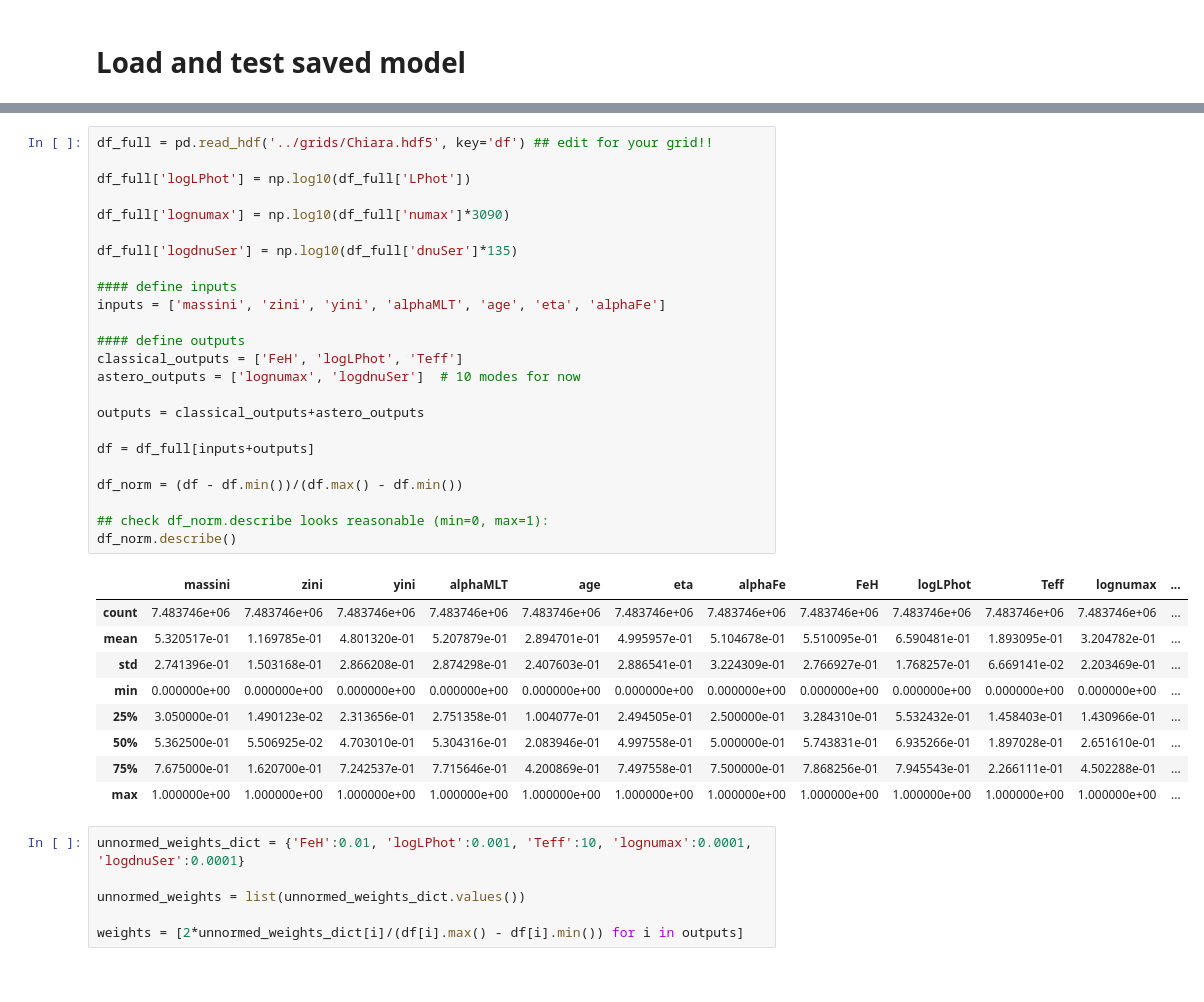
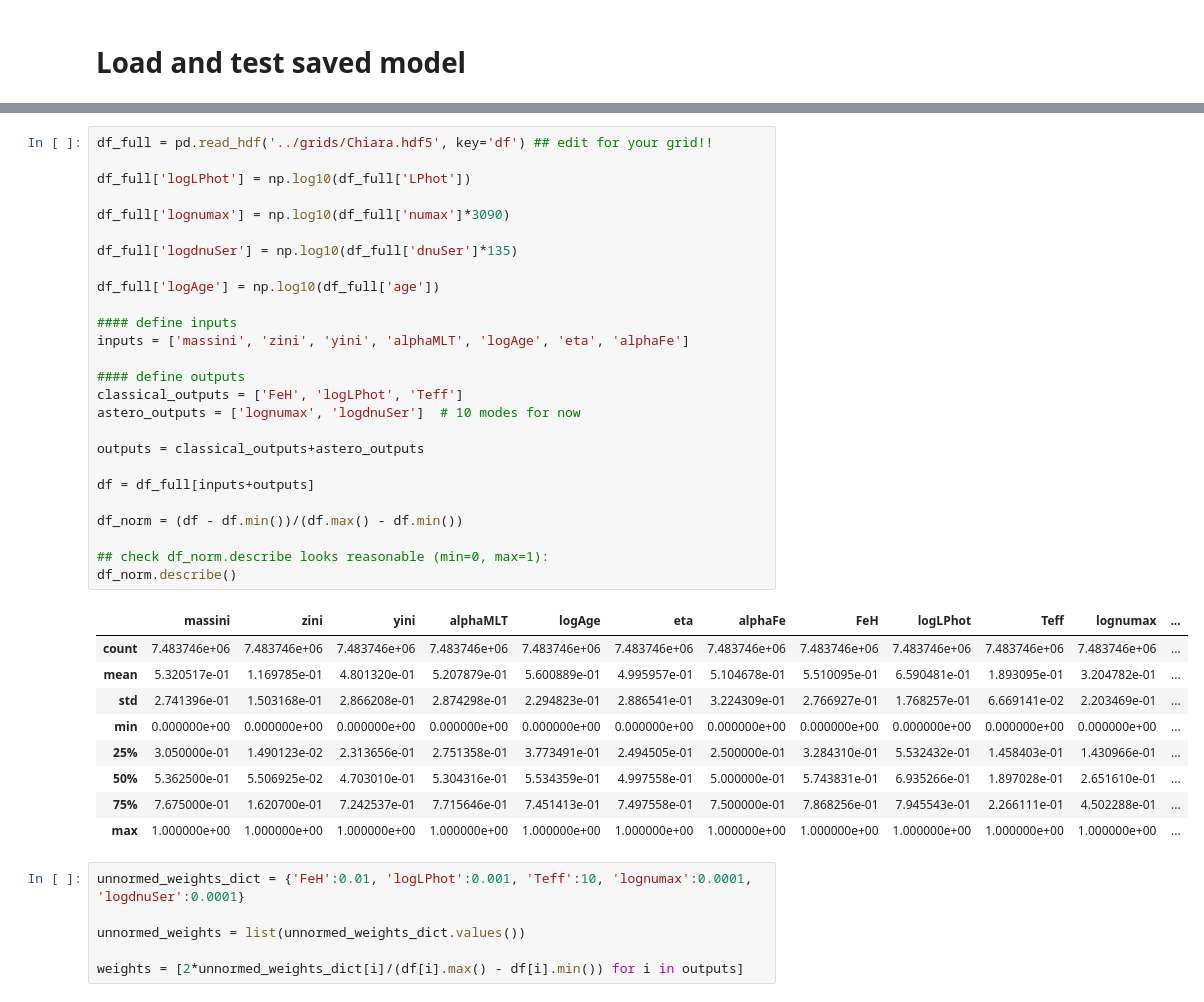
Before and after one commit to ehatt98/M4-hierarchical, a Jupyter notebook: notebooks/load-saved-model-lognumax-logdnu.ipynb, the cells around one changed output, grey strips where cells are left out. Drawn from its saved outputs; the diff is of its cells as text.

```diff
--- a/notebooks/load-saved-model-lognumax-logdnu.ipynb
+++ b/notebooks/load-saved-model-lognumax-logdnu.ipynb
@@ -53,36 +54,38 @@ I0000 00:00:1744108918.202788 3170692 gpu_device.cc:2022] Created device /job:lo
 # %%
 df_full = pd.read_hdf('../grids/Chiara.hdf5', key='df') ## edit for your grid!!
 
 df_full['logLPhot'] = np.log10(df_full['LPhot'])
 
 df_full['lognumax'] = np.log10(df_full['numax']*3090)
 
 df_full['logdnuSer'] = np.log10(df_full['dnuSer']*135)
 
+df_full['logAge'] = np.log10(df_full['age'])
+
 #### define inputs
-inputs = ['massini', 'zini', 'yini', 'alphaMLT', 'age', 'eta', 'alphaFe']
+inputs = ['massini', 'zini', 'yini', 'alphaMLT', 'logAge', 'eta', 'alphaFe']
 
 #### define outputs
 classical_outputs = ['FeH', 'logLPhot', 'Teff']
 astero_outputs = ['lognumax', 'logdnuSer']  # 10 modes for now
 
 outputs = classical_outputs+astero_outputs
 
 df = df_full[inputs+outputs]
 
 df_norm = (df - df.min())/(df.max() - df.min())
 
 ## check df_norm.describe looks reasonable (min=0, max=1):
 df_norm.describe()
 # %% [output]
-|  | massini | zini | yini | alphaMLT | age | eta | alphaFe | FeH | logLPhot | Teff | lognumax | ... |
+|  | massini | zini | yini | alphaMLT | logAge | eta | alphaFe | FeH | logLPhot | Teff | lognumax | ... |
 | count | 7.483746e+06 | 7.483746e+06 | 7.483746e+06 | 7.483746e+06 | 7.483746e+06 | 7.483746e+06 | 7.483746e+06 | 7.483746e+06 | 7.483746e+06 | 7.483746e+06 | 7.483746e+06 | ... |
-| mean | 5.320517e-01 | 1.169785e-01 | 4.801320e-01 | 5.207879e-01 | 2.894701e-01 | 4.995957e-01 | 5.104678e-01 | 5.510095e-01 | 6.590481e-01 | 1.893095e-01 | 3.204782e-01 | ... |
-| std | 2.741396e-01 | 1.503168e-01 | 2.866208e-01 | 2.874298e-01 | 2.407603e-01 | 2.886541e-01 | 3.224309e-01 | 2.766927e-01 | 1.768257e-01 | 6.669141e-02 | 2.203469e-01 | ... |
+| mean | 5.320517e-01 | 1.169785e-01 | 4.801320e-01 | 5.207879e-01 | 5.600889e-01 | 4.995957e-01 | 5.104678e-01 | 5.510095e-01 | 6.590481e-01 | 1.893095e-01 | 3.204782e-01 | ... |
+| std | 2.741396e-01 | 1.503168e-01 | 2.866208e-01 | 2.874298e-01 | 2.294823e-01 | 2.886541e-01 | 3.224309e-01 | 2.766927e-01 | 1.768257e-01 | 6.669141e-02 | 2.203469e-01 | ... |
 | min | 0.000000e+00 | 0.000000e+00 | 0.000000e+00 | 0.000000e+00 | 0.000000e+00 | 0.000000e+00 | 0.000000e+00 | 0.000000e+00 | 0.000000e+00 | 0.000000e+00 | 0.000000e+00 | ... |
-| 25% | 3.050000e-01 | 1.490123e-02 | 2.313656e-01 | 2.751358e-01 | 1.004077e-01 | 2.494505e-01 | 2.500000e-01 | 3.284310e-01 | 5.532432e-01 | 1.458403e-01 | 1.430966e-01 | ... |
-| 50% | 5.362500e-01 | 5.506925e-02 | 4.703010e-01 | 5.304316e-01 | 2.083946e-01 | 4.997558e-01 | 5.000000e-01 | 5.743831e-01 | 6.935266e-01 | 1.897028e-01 | 2.651610e-01 | ... |
-| 75% | 7.675000e-01 | 1.620700e-01 | 7.242537e-01 | 7.715646e-01 | 4.200869e-01 | 7.497558e-01 | 7.500000e-01 | 7.868256e-01 | 7.945543e-01 | 2.266111e-01 | 4.502288e-01 | ... |
+| 25% | 3.050000e-01 | 1.490123e-02 | 2.313656e-01 | 2.751358e-01 | 3.773491e-01 | 2.494505e-01 | 2.500000e-01 | 3.284310e-01 | 5.532432e-01 | 1.458403e-01 | 1.430966e-01 | ... |
+| 50% | 5.362500e-01 | 5.506925e-02 | 4.703010e-01 | 5.304316e-01 | 5.534359e-01 | 4.997558e-01 | 5.000000e-01 | 5.743831e-01 | 6.935266e-01 | 1.897028e-01 | 2.651610e-01 | ... |
+| 75% | 7.675000e-01 | 1.620700e-01 | 7.242537e-01 | 7.715646e-01 | 7.451413e-01 | 7.497558e-01 | 7.500000e-01 | 7.868256e-01 | 7.945543e-01 | 2.266111e-01 | 4.502288e-01 | ... |
 | max | 1.000000e+00 | 1.000000e+00 | 1.000000e+00 | 1.000000e+00 | 1.000000e+00 | 1.000000e+00 | 1.000000e+00 | 1.000000e+00 | 1.000000e+00 | 1.000000e+00 | 1.000000e+00 | ... |
 # %%
 unnormed_weights_dict = {'FeH':0.01, 'logLPhot':0.001, 'Teff':10, 'lognumax':0.0001, 'logdnuSer':0.0001}
```
Also changed, not shown: parts of 19 cells of this notebook, 5 other files.
